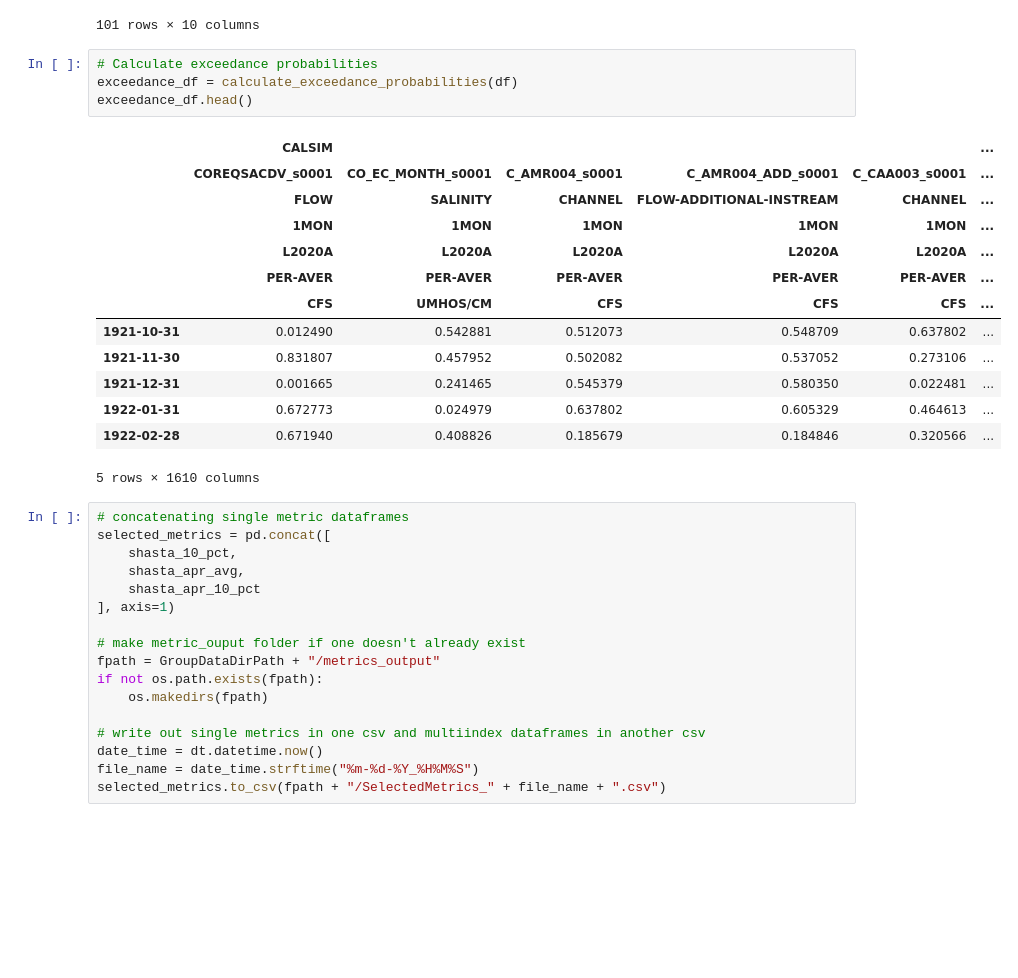
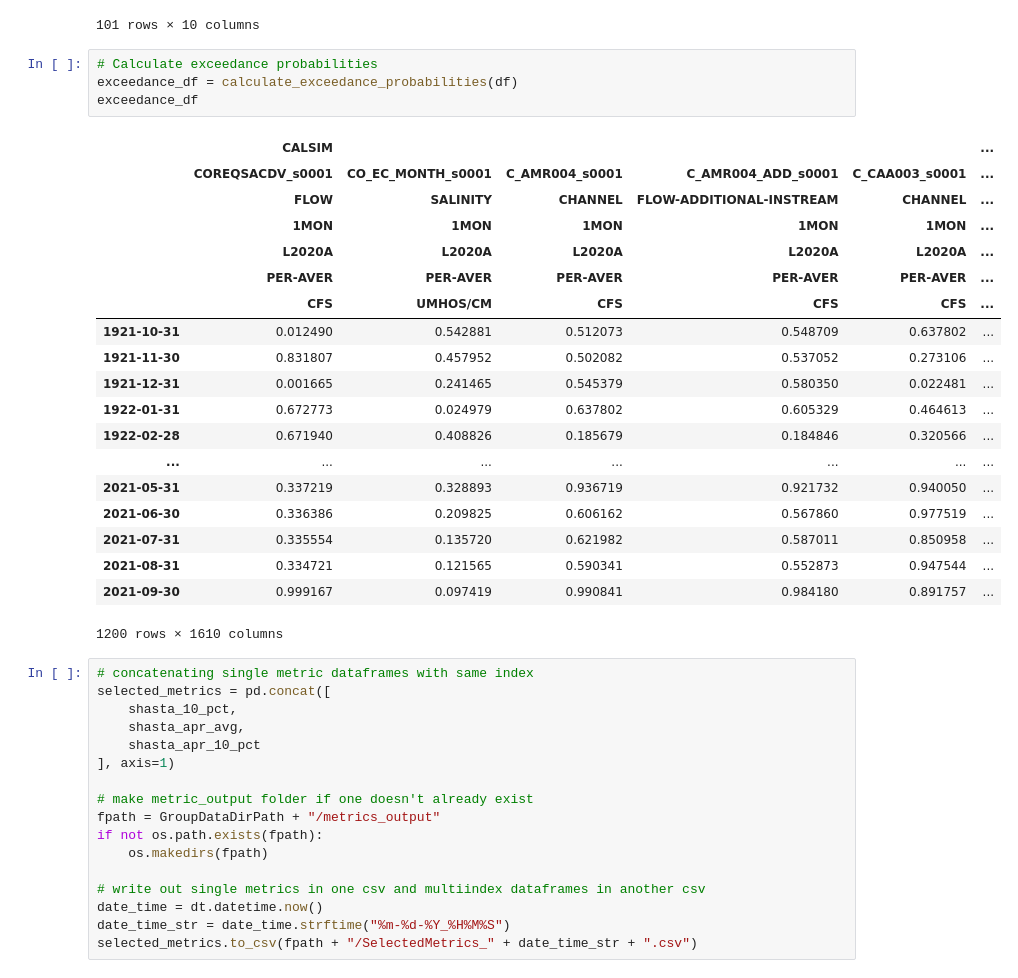
Before and after one commit to maramahmedd/coeqwal, a Jupyter notebook: notebooks/Metrics.ipynb, the cells around one changed output. Cells and saved outputs as stored; diff of their text form; blank space fills up the shorter version.

```diff
--- a/notebooks/Metrics.ipynb
+++ b/notebooks/Metrics.ipynb
@@ -236,35 +236,41 @@ shasta_ann_totals
 # %%
 # Calculate exceedance probabilities
 exceedance_df = calculate_exceedance_probabilities(df)
-exceedance_df.head()
+exceedance_df
 # %% [output]
 |  | CALSIM |  |  |  |  | ... |
 |  | COREQSACDV_s0001 | CO_EC_MONTH_s0001 | C_AMR004_s0001 | C_AMR004_ADD_s0001 | C_CAA003_s0001 | ... |
 |  | FLOW | SALINITY | CHANNEL | FLOW-ADDITIONAL-INSTREAM | CHANNEL | ... |
 |  | 1MON | 1MON | 1MON | 1MON | 1MON | ... |
 |  | L2020A | L2020A | L2020A | L2020A | L2020A | ... |
 |  | PER-AVER | PER-AVER | PER-AVER | PER-AVER | PER-AVER | ... |
 |  | CFS | UMHOS/CM | CFS | CFS | CFS | ... |
 | 1921-10-31 | 0.012490 | 0.542881 | 0.512073 | 0.548709 | 0.637802 | ... |
 | 1921-11-30 | 0.831807 | 0.457952 | 0.502082 | 0.537052 | 0.273106 | ... |
 | 1921-12-31 | 0.001665 | 0.241465 | 0.545379 | 0.580350 | 0.022481 | ... |
 | 1922-01-31 | 0.672773 | 0.024979 | 0.637802 | 0.605329 | 0.464613 | ... |
 | 1922-02-28 | 0.671940 | 0.408826 | 0.185679 | 0.184846 | 0.320566 | ... |
+| ... | ... | ... | ... | ... | ... | ... |
+| 2021-05-31 | 0.337219 | 0.328893 | 0.936719 | 0.921732 | 0.940050 | ... |
+| 2021-06-30 | 0.336386 | 0.209825 | 0.606162 | 0.567860 | 0.977519 | ... |
+| 2021-07-31 | 0.335554 | 0.135720 | 0.621982 | 0.587011 | 0.850958 | ... |
+| 2021-08-31 | 0.334721 | 0.121565 | 0.590341 | 0.552873 | 0.947544 | ... |
+| 2021-09-30 | 0.999167 | 0.097419 | 0.990841 | 0.984180 | 0.891757 | ... |
-5 rows × 1610 columns
+1200 rows × 1610 columns
 # %%
-# concatenating single metric dataframes
+# concatenating single metric dataframes with same index
 selected_metrics = pd.concat([
     shasta_10_pct,
     shasta_apr_avg,
     shasta_apr_10_pct
 ], axis=1)
 
-# make metric_ouput folder if one doesn't already exist
+# make metric_output folder if one doesn't already exist
 fpath = GroupDataDirPath + "/metrics_output"
 if not os.path.exists(fpath):
     os.makedirs(fpath)
 
 # write out single metrics in one csv and multiindex dataframes in another csv
 date_time = dt.datetime.now()
-file_name = date_time.strftime("%m-%d-%Y_%H%M%S")
-selected_metrics.to_csv(fpath + "/SelectedMetrics_" + file_name + ".csv")
+date_time_str = date_time.strftime("%m-%d-%Y_%H%M%S")
+selected_metrics.to_csv(fpath + "/SelectedMetrics_" + date_time_str + ".csv")
```
Also changed, not shown: parts of 1 cell of this notebook.
